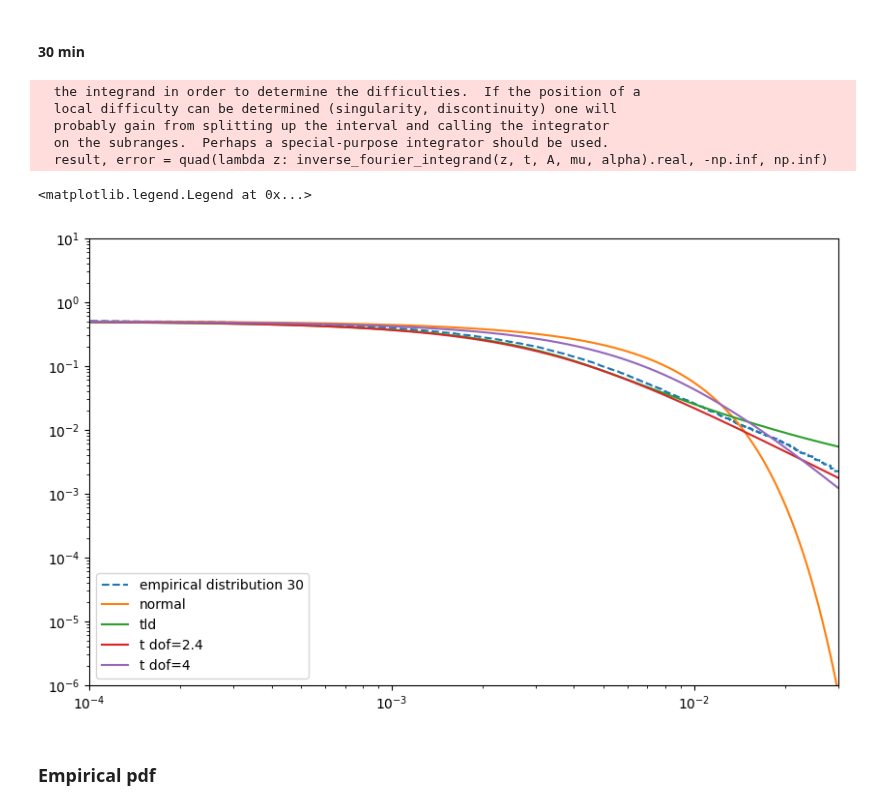
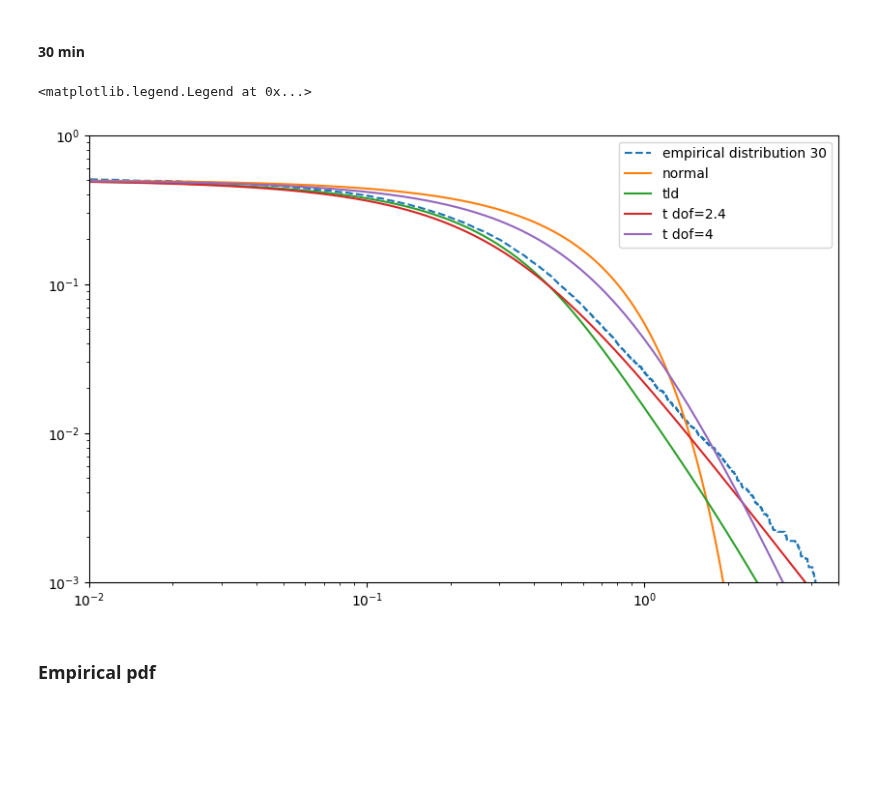
Before and after one commit to std92050/AMM, a Jupyter notebook: Examples and tools/XRP price stats exercise.ipynb, the cells around one changed output. Drawn from its saved outputs; the diff is of its cells as text; code cells hidden in the pictures; blank space fills up the shorter version.

```diff
--- a/Examples and tools/XRP price stats exercise.ipynb
+++ b/Examples and tools/XRP price stats exercise.ipynb
@@ -46,7 +73,8 @@ def a_mu_constant(A,mu):
 
 # 定義TLD的傅立葉轉換 abs(x)<< 1/alpha: Levy abs(x)>1/alpha : exponential decay
 def inverse_fourier_integrand(z, x, A, mu,alpha):
-    return np.exp(-1j * x * z) * np.exp(-a_mu_constant(A,mu) * ((alpha**2 + z**2)**(mu/2) * np.cos(mu * np.arctan(abs(z) / alpha)) - alpha**mu) / np.cos(np.pi * mu/2))
+    return np.exp(-1j * x * z) * np.exp(-a_mu_constant(A,mu) * ((alpha**2 + z**2)**(mu/2) *
+                                                                np.cos(mu * np.arctan(abs(z) / alpha)) - alpha**mu) / np.cos(np.pi * mu/2))
 
 
 # 定義傅立葉反轉換來計算TLD的PDF
@@ -60,8 +88,8 @@ def TLD_pdf(x, A, mu, alpha):
 # %% [markdown]
 #### Compare different $A$
 # %%
-x = np.linspace(-0.03,0.03,1000)
-for i in [1,2,10,100]:
+x = np.linspace(-0.1,0.1,1000)
+for i in [0.1,10,100]:
     plt.plot(x,TLD_pdf(x, A=0.0018*i, mu=1.5, alpha=50),label=f'tld_{i}')
 plt.legend()
 # %% [output]
@@ -146,34 +179,27 @@ for t in range(0,L,30) :
 log_price_array30 = np.log(price_array30)
 r_array30 = np.diff( log_price_array30)
 # %%
-x_array30 = np.linspace(-0.05,0.05,1000)
-sigma30=np.std(r_array30)
-mu30 = np.mean(r_array30)
-TLD30 = TLD_pdf(x_array30, A=sigma30/4, mu=1.5, alpha=1)
+x_array30 = np.linspace(-5,5,10000)
+sigma30=np.std(100*r_array30)
+mu30 = np.mean(100*r_array30)
+TLD30 = TLD_pdf(x_array30, A=sigma30/3.5, mu=1.5, alpha=1/2)
 TLD_30_cdf = cdf(x_array30,TLD30)
 
 plt.figure(figsize=(10,6))
 plt.xscale('log')
 plt.yscale('log')
-plt.xlim(10**(-5),10)
-plt.ylim(10**(-6),10)
-plt.ecdf(r_array30,complementary=True,ls='--',label='empirical distribution 30')
+plt.xlim(10**(-2),5)
+plt.ylim(10**(-3),1)
+plt.ecdf(100*r_array30,complementary=True,ls='--',label='empirical distribution 30')
 plt.plot(x_array30,1-sci.stats.norm.cdf(x_array30,mu30,sigma30),label='normal')
 plt.plot(x_array30,1-TLD_30_cdf,label='tld')
 plt.plot(x_array30,1-sci.stats.t.cdf(x_array30, 2.4, 0,sigma30*np.sqrt( (2.4-2)/2.4 )),label='t dof=2.4')
 plt.plot(x_array30,1-sci.stats.t.cdf(x_array30, 4, 0,sigma30*np.sqrt( (4-2)/4 )),label='t dof=4')
 
-plt.xlim(10**(-4),0.03)
-
 plt.legend()
 # %% [output]
-  the integrand in order to determine the difficulties.  If the position of a
-  local difficulty can be determined (singularity, discontinuity) one will
-  probably gain from splitting up the interval and calling the integrator
-  on the subranges.  Perhaps a special-purpose integrator should be used.
-  result, error = quad(lambda z: inverse_fourier_integrand(z, t, A, mu, alpha).real, -np.inf, np.inf)
+<matplotlib.legend.Legend at 0x...>
-<matplotlib.legend.Legend at 0x...>
-[figure, old version]
+[figure, new version]
 # %% [markdown]
 ### Empirical pdf
 # %% [markdown]
```
Also changed, not shown: parts of 12 cells of this notebook, 3 other files.
